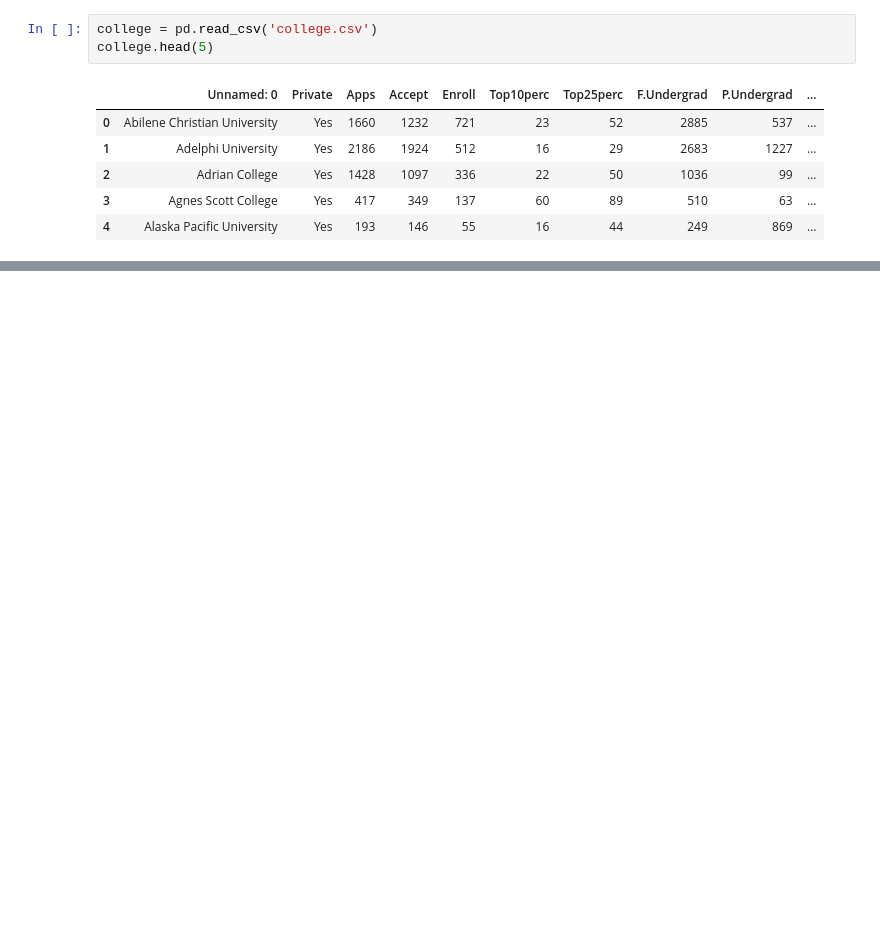
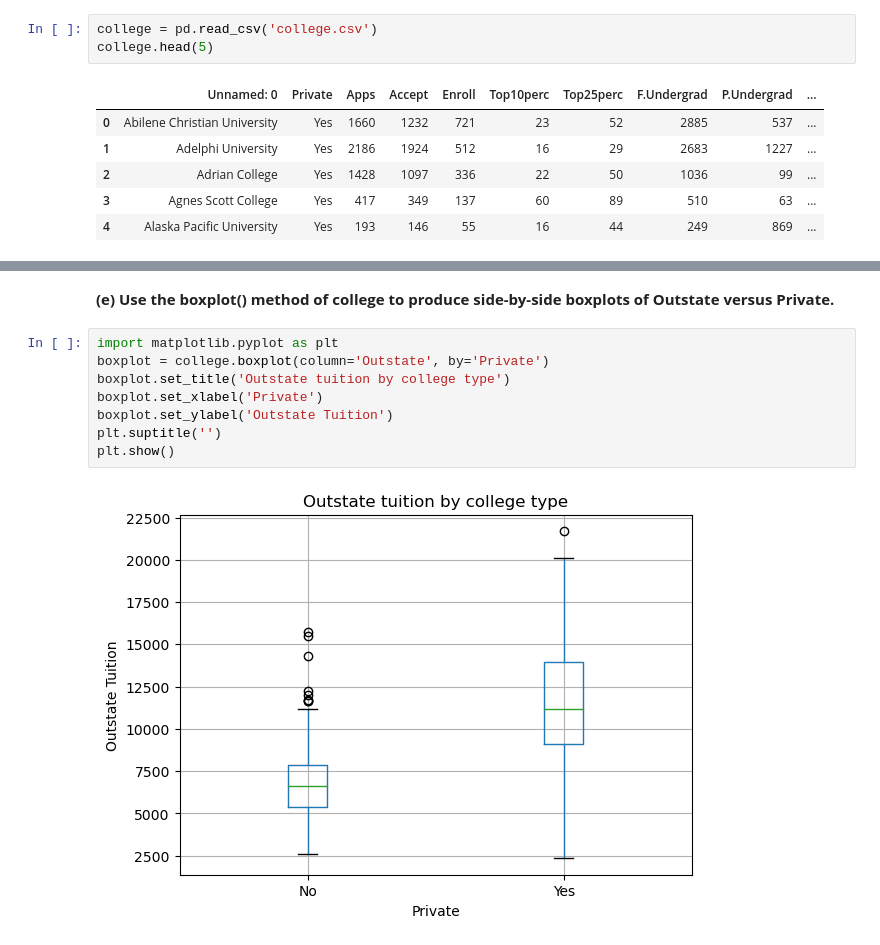
Before and after one commit to umar-khayam/Data-Science, a Jupyter notebook: Learning/Statistics/ISL/Lab/Chapter 2/Problem 8.ipynb, the cells around one changed output, grey strips where cells are left out. Saved outputs shown, nothing was run; the diff lists cells and outputs as text; blank space fills up the shorter version.

```diff
--- a/Learning/Statistics/ISL/Lab/Chapter 2/Problem 8.ipynb
+++ b/Learning/Statistics/ISL/Lab/Chapter 2/Problem 8.ipynb
@@ -63,0 +80,12 @@ college3
+# %% [markdown]
+**(e) Use the boxplot() method of college to produce side-by-side boxplots of Outstate versus Private.**
+# %%
+import matplotlib.pyplot as plt
+boxplot = college.boxplot(column='Outstate', by='Private')
+boxplot.set_title('Outstate tuition by college type')
+boxplot.set_xlabel('Private')
+boxplot.set_ylabel('Outstate Tuition')
+plt.suptitle('')
+plt.show()
+# %% [output]
+[figure, added]
```
Also changed, not shown: parts of 18 cells of this notebook, 4 other files.
